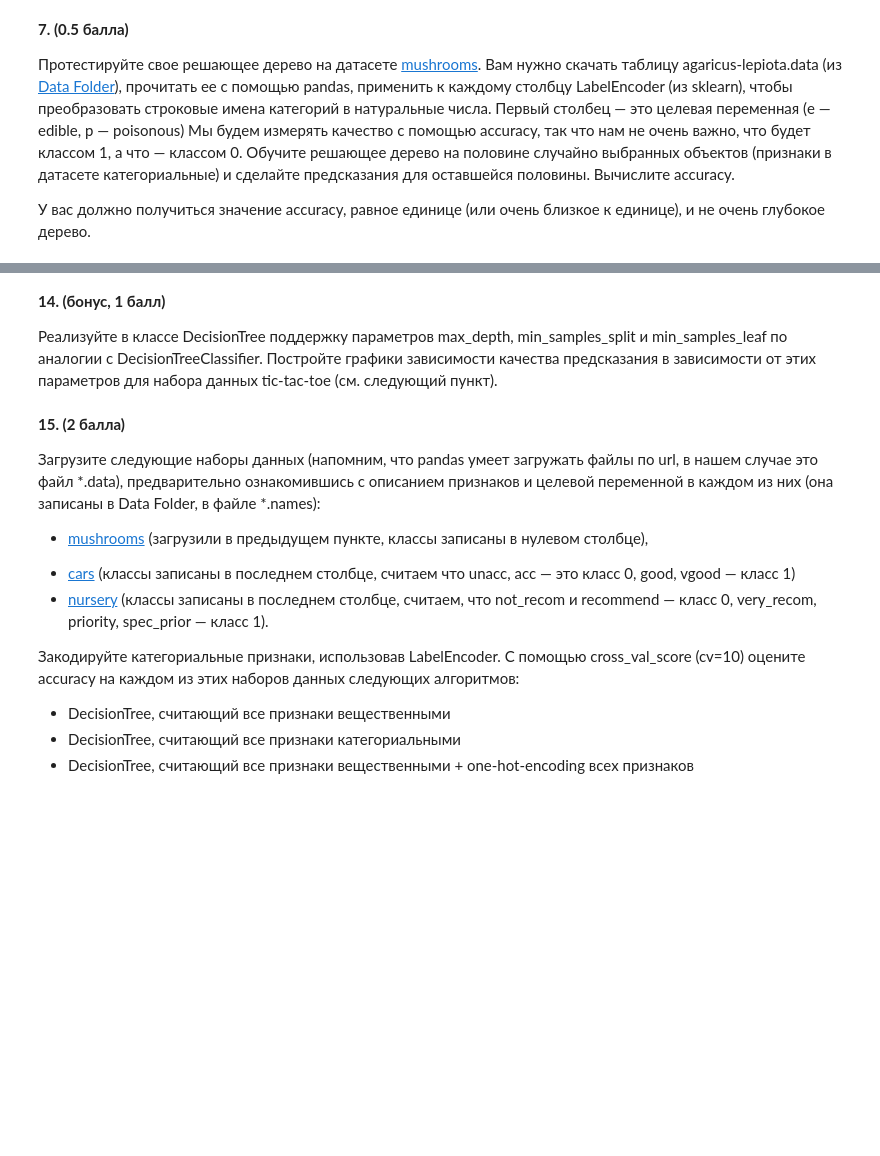
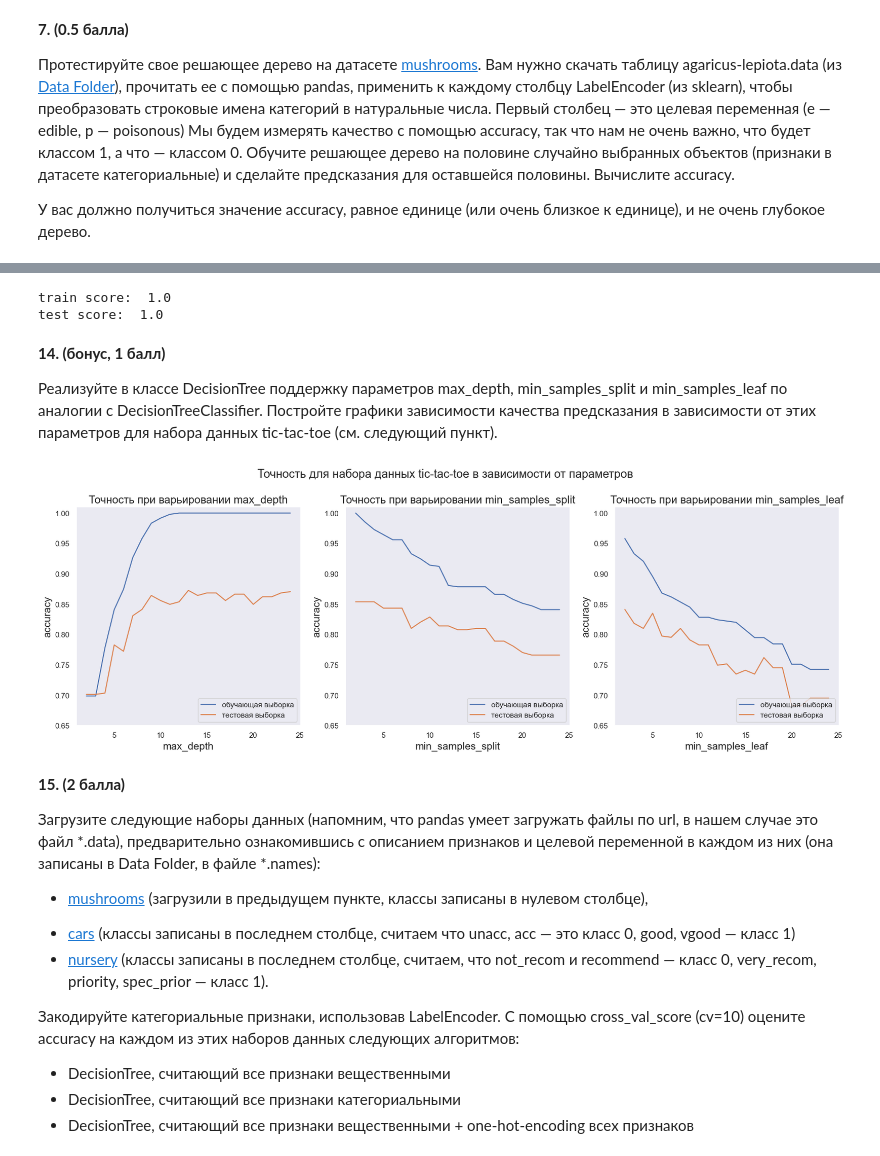
Before and after one commit to AishaKin/ML_autumn_2024, a Jupyter notebook: hw4/homework-practice-04-Decision_tree.ipynb, the cells around one changed output, grey strips where cells are left out. Saved outputs shown, nothing was run; the diff lists cells and outputs as text; code cells hidden in the pictures; blank space fills up the shorter version.

```diff
--- a/hw4/homework-practice-04-Decision_tree.ipynb
+++ b/hw4/homework-practice-04-Decision_tree.ipynb
@@ -285,7 +273,60 @@ executing.executing.NotOneValueFound: Expected one value, found 0
+# %%
+types = ["real"] * x_train.shape[1]
+tree = DecisionTree(feature_types=types)
+tree.fit(x_train, y_train)
+print("train score: ", accuracy_score(y_train, tree.predict(x_train)))
+print("test score: ", accuracy_score(y_test, tree.predict(x_test)))
+# %% [output]
+train score:  1.0
+test score:  1.0
 # %% [markdown]
 __14. (бонус, 1 балл)__
 
 Реализуйте в классе DecisionTree поддержку параметров max_depth, min_samples_split и min_samples_leaf по аналогии с DecisionTreeClassifier. Постройте графики зависимости качества предсказания в зависимости от этих параметров для набора данных tic-tac-toe (см. следующий пункт).
+# %%
+from sklearn.tree import DecisionTreeClassifier
+
+tic_tac_toe = pd.read_csv('tic-tac-toe.data')
+# %%
+le = LabelEncoder()
+for col_name in tic_tac_toe.columns:
+    tic_tac_toe[col_name] = le.fit_transform(tic_tac_toe[col_name])
+# %%
+target_tic_tac_toe = np.array(tic_tac_toe['positive'])
+features_tic_tac_toe = np.array(tic_tac_toe.drop('positive', axis=1))
+# %%
+X_train, X_test, y_train, y_test = train_test_split(features_tic_tac_toe, target_tic_tac_toe, test_size=0.5, random_state=42)
+
+
+v = np.arange(2, 25)
+param_names = ['max_depth', 'min_samples_split', 'min_samples_leaf']
+
+train_accuracy = np.empty((len(v), len(param_names)))
+test_accuracy = np.empty((len(v), len(param_names)))
+
+for j in range(len(v)):
+    for i in range(len(param_names)):
+        parameter = param_names[i]
+
+        params = {parameter: v[j]}
+        clf = DecisionTreeClassifier(**params).fit(X_train, y_train)
+
+        train_accuracy[j, i] = clf.score(X_train, y_train)
+        test_accuracy[j, i] = clf.score(X_test, y_test)
+# %%
+fig, ax = plt.subplots(1, 3, figsize=(20, 6))
+fig.suptitle('Точность для набора данных tic-tac-toe в зависимости от параметров', fontsize=17)
+plt.subplots_adjust(top=0.85)
+for j in range(len(param_names)):
+    ax[j].plot(v, train_accuracy[:, j], label='обучающая выборка')
+    ax[j].plot(v, test_accuracy[:, j], label='тестовая выборка')
+    ax[j].set_ylim(0.65, 1.01)
+    ax[j].set_xlabel(param_names[j], fontsize=15)
+    ax[j].set_ylabel('accuracy', fontsize=15)
+    ax[j].set_title('Точность при варьировании ' + param_names[j], fontsize=16)
+    ax[j].legend(loc='lower right')
+# %% [output]
+[figure, added]
 # %% [markdown]
 __15. (2 балла)__
 
```
Also changed, not shown: parts of 12 cells of this notebook, 1 other file.
